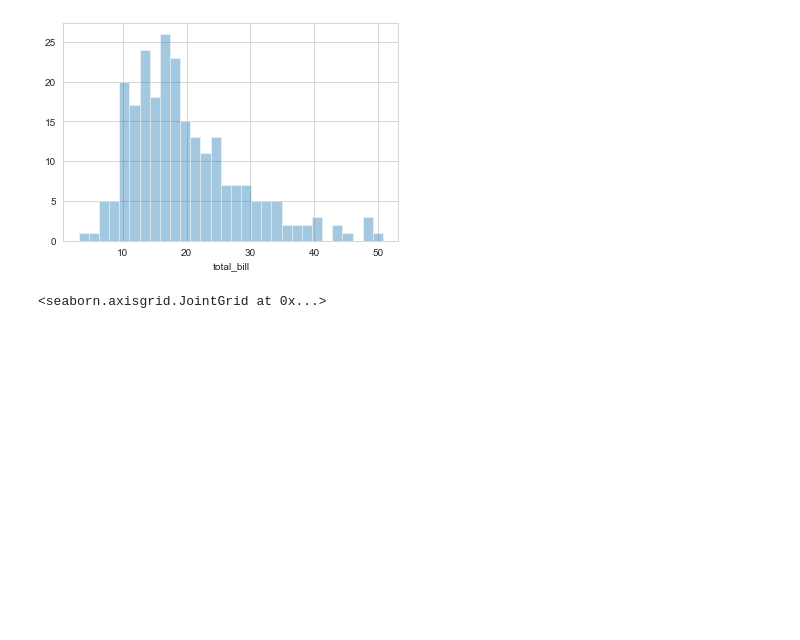
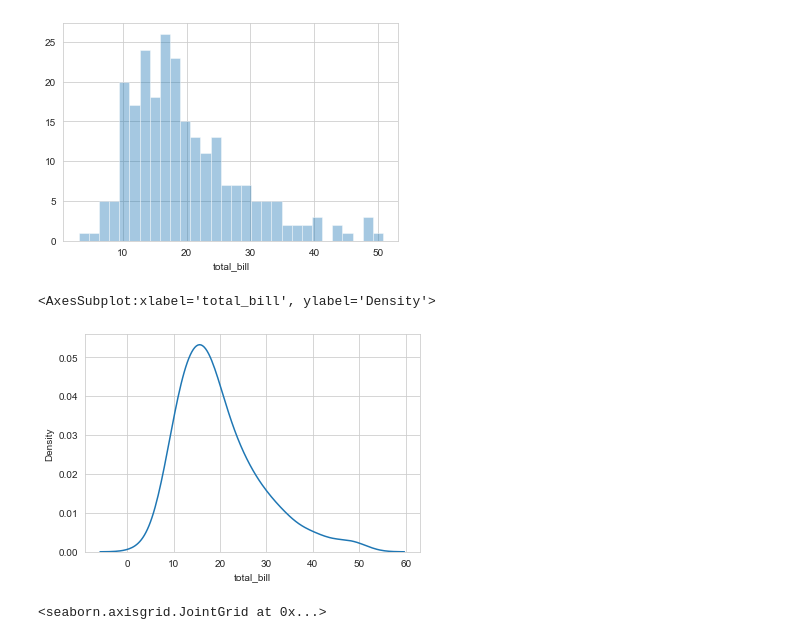
Before and after one commit to amir-nrfkn/U-PyForDS, a Jupyter notebook: code/practice_file.ipynb, the cells around one changed output. Saved outputs shown, nothing was run; the diff lists cells and outputs as text; code cells hidden in the pictures; blank space fills up the shorter version.

Commit message:
categorical plots, bar, count, box, violin, strip, swarm, factor

```diff
--- a/code/practice_file.ipynb
+++ b/code/practice_file.ipynb
@@ -154,6 +154,12 @@ sns.distplot(tips['total_bill'], kde=False, bins=30)
 # %% [output]
 <AxesSubplot:xlabel='total_bill'>
 [figure]
+# %%
+# get just kde plot
+sns.kdeplot(tips['total_bill'])
+# %% [output]
+<AxesSubplot:xlabel='total_bill', ylabel='Density'>
+[figure, added]
 # %%
 sns.jointplot(x='total_bill',y='tip',data=tips, kind='kde')
 # %% [output]
```
Also changed, not shown: parts of 11 cells of this notebook.
